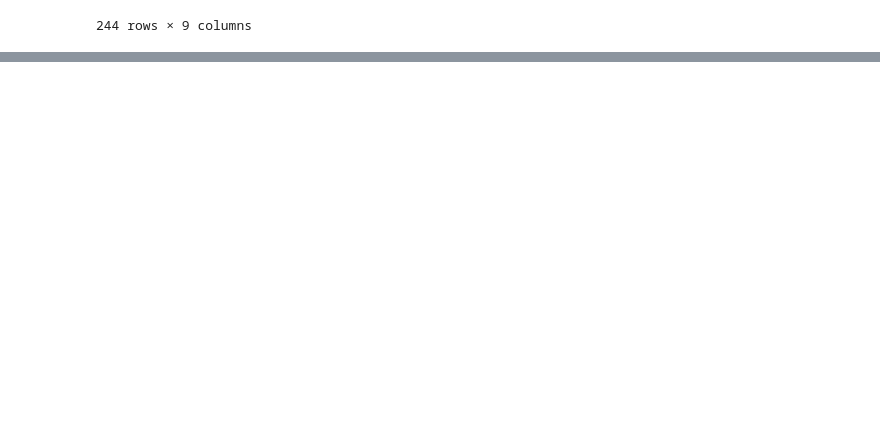
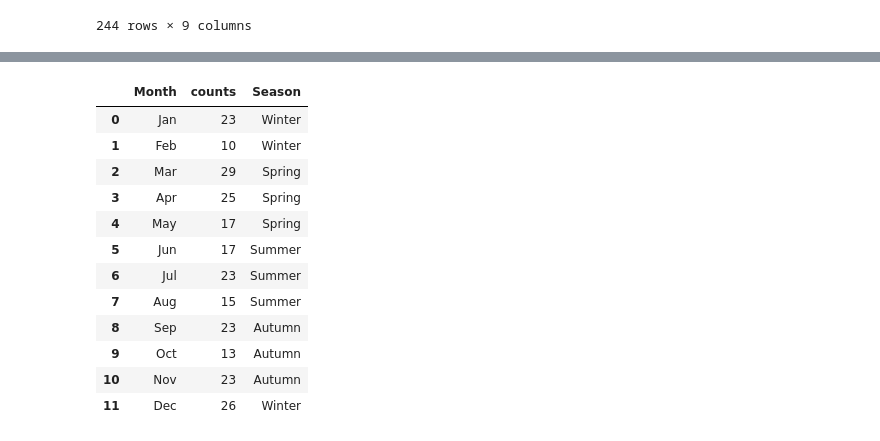
Before and after one commit to danidimarti/project2-movies-api, a Jupyter notebook: exploration-and-visualization.ipynb, the cells around one changed output, grey strips where cells are left out. Saved outputs shown, nothing was run; the diff lists cells and outputs as text; code cells hidden in the pictures; blank space fills up the shorter version.

```diff
--- a/exploration-and-visualization.ipynb
+++ b/exploration-and-visualization.ipynb
@@ -73,0 +103,10 @@ fig
+# %%
+df['Month'] = df['Month'].apply(lambda x: calendar.month_abbr[x])
+# %%
+#transform counts in dataframe
+df_seasons = df['Month'].value_counts()
+df_seasons = pd.DataFrame(df_seasons)
+df_seasons = df_seasons.reset_index()
+df_seasons.rename(columns={'index': 'Month',
+'Month': 'counts'},
+inplace=True, errors='raise')
@@ -73,0 +129,5 @@ fig
+# %%
+#sort by month name
+month_dict = {'Jan':1,'Feb':2,'Mar':3, 'Apr':4, 'May':5, 'Jun':6, 'Jul':7, 'Aug':8, 'Sep':9, 'Oct':10, 'Nov':11, 'Dec':12}
+df_seasons = df_seasons.sort_values('Month', key = lambda x : x.apply (lambda x : month_dict[x]))
+df_seasons.reset_index(drop=True, inplace=True)
@@ -73,0 +150,19 @@ fig
+# %%
+seasons = ['Winter','Winter','Spring', 'Spring', 'Spring', 'Summer', 'Summer', 'Summer', 'Autumn', 'Autumn', 'Autumn', 'Winter']
+# %%
+df_seasons = df_seasons.assign(Season=seasons)
+df_seasons
+# %% [output]
+|  | Month | counts | Season |
+| 0 | Jan | 23 | Winter |
+| 1 | Feb | 10 | Winter |
+| 2 | Mar | 29 | Spring |
+| 3 | Apr | 25 | Spring |
+| 4 | May | 17 | Spring |
+| 5 | Jun | 17 | Summer |
+| 6 | Jul | 23 | Summer |
+| 7 | Aug | 15 | Summer |
+| 8 | Sep | 23 | Autumn |
+| 9 | Oct | 13 | Autumn |
+| 10 | Nov | 23 | Autumn |
+| 11 | Dec | 26 | Winter |
```
Also changed, not shown: parts of 20 cells of this notebook, 1 other file.
